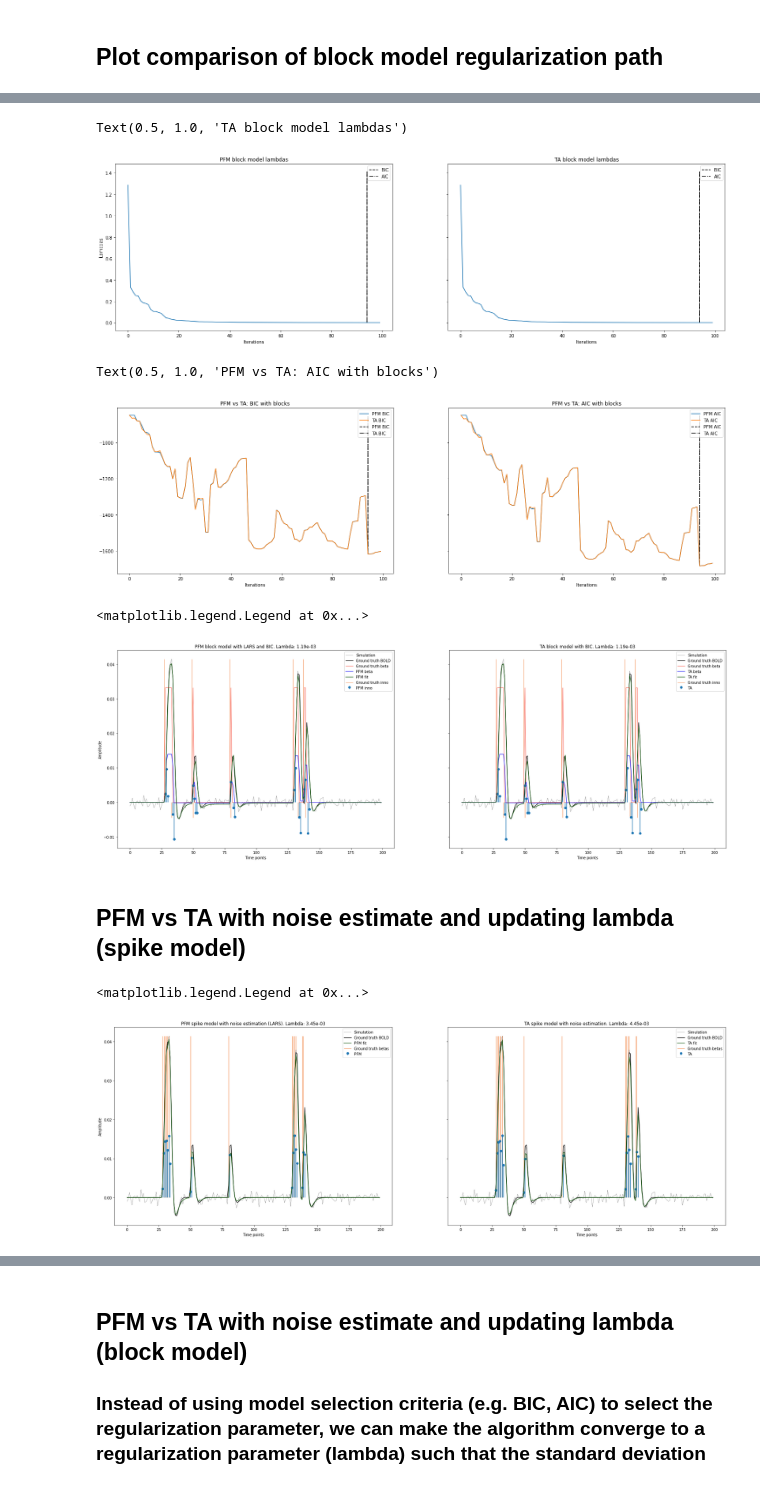
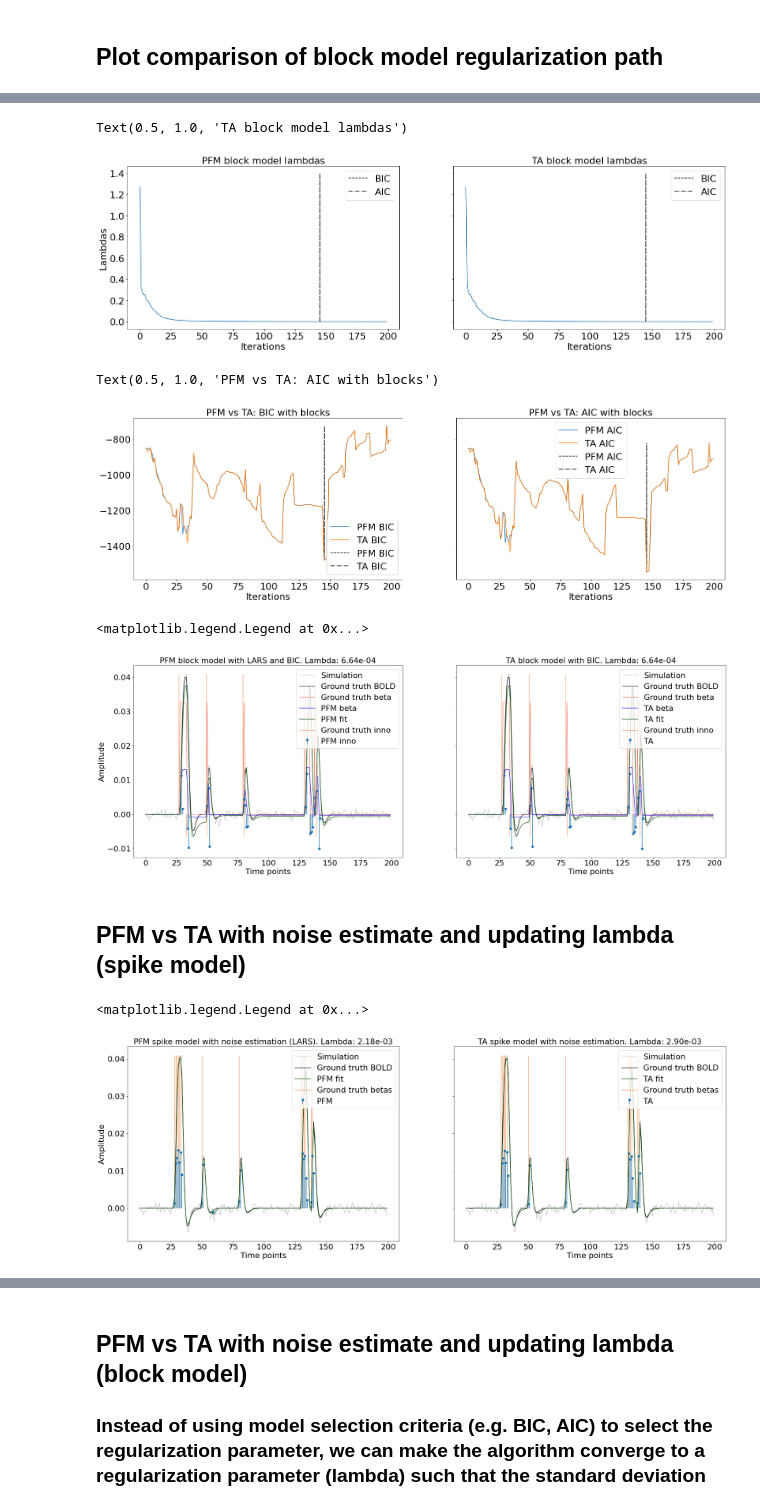
Before and after one commit to eurunuela/pfm_vs_ta, a Jupyter notebook: code/simulations_snr_20.ipynb, the cells around one changed output, grey strips where cells are left out. Cells and saved outputs as stored; diff of their text form; code cells hidden in the pictures.

```diff
--- a/code/simulations_snr_20.ipynb
+++ b/code/simulations_snr_20.ipynb
@@ -18,6 +19,14 @@ from Scripts.total_activation import total_activation as ta
 from Scripts.total_activation import hrf_filters
 from Scripts.simulate import fMRIsim
 from Scripts.stability_selection import stability_selection
+# %%
+import matplotlib.pylab as pylab
+params = {'legend.fontsize': 22,
+         'axes.labelsize': 22,
+         'axes.titlesize': 22,
+         'xtick.labelsize': 22,
+         'ytick.labelsize': 22}
+pylab.rcParams.update(params)
 # %%
 # Initialize class
 sim = fMRIsim()
@@ -119,7 +128,7 @@ n = params['f_analyze']['num']
 d = params['f_analyze']['den']
 
 # Define the number of lambdas in LARS (relative the length of time series), i.e. no need to compute solutions close to OLS
-nlambdas = int(0.5*nscans)
+nlambdas = int(nscans)
 min_coeff_amplitude = 1e-3
 
 for vox_idx in range(1): #range(nvoxels):
@@ -283,7 +292,7 @@ d = params['f_analyze']['den']
 params['NitTemp'] = 1000
 
 hrf_block = np.dot(hrf, np.tril(np.ones(nscans)))
-nlambdas = int(0.5*nscans)
+nlambdas = int(nscans)
 min_coeff_amplitude = 1e-3
 
 for vox_idx in range(1): #range(nvoxels):
@@ -395,7 +404,7 @@ ax2.set(xlabel='Iterations')
 ax2.set_title('TA block model lambdas')
 # %% [output]
 Text(0.5, 1.0, 'TA block model lambdas')
-[figure, old version]
+[figure, new version]
 # %%
 fig, (ax1, ax2) = plt.subplots(1, 2, sharey=True, figsize=(25,7))
 ax1.plot(bic_pfm_block, label='PFM BIC')
@@ -414,7 +423,7 @@ ax2.legend()
 ax2.set_title('PFM vs TA: AIC with blocks')
 # %% [output]
 Text(0.5, 1.0, 'PFM vs TA: AIC with blocks')
-[figure, old version]
+[figure, new version]
 # %%
 pfm_2_plot = pfm_block_coef_path[:,bic_pfm_block_idx]
 ta_2_plot = ta_block_coef_path[:,bic_ta_block_idx]
@@ -460,7 +469,7 @@ ax2.set_title('TA block model with BIC. Lambda: {:.2e}'.format(lambdas_ta_block[
 ax2.legend()
 # %% [output]
 <matplotlib.legend.Legend at 0x...>
-[figure, old version]
+[figure, new version]
 # %% [markdown]
 ## PFM vs TA with noise estimate and updating lambda (spike model)
 # %%
@@ -484,8 +493,12 @@ for vox_idx in range(1):
     ta_spikes, ta_spike_last_lambda = ta(y, params, lambd=noise_estimate, update_lambda=True)
 # %%
 # Find optimal lambda on LARS and get coefficients
-spike_lambda_idx = np.where(noise_estimate > np.sqrt(L2res_pfm_spike/nscans))[0][0]
-lars_2_plot = pfm_spike_coef_path[:, spike_lambda_idx]
+# Find optimal lambda on LARS and get coefficients
+try:
+    spike_lambda_idx = np.where(noise_estimate > np.sqrt(L2res_pfm_spike/nscans))[0][0]
+    lars_2_plot = pfm_spike_coef_path[:, spike_lambda_idx]
+except:
+    lars_2_plot = pfm_spike_coef_path[:, -1]
 
 # Get results
 pfm_spikes_plot = pfm_spikes.copy()
@@ -496,34 +509,34 @@ ta_spikes_plot = ta_spikes.copy()
 pfm_2_plot_fit = np.dot(hrf, pfm_spikes_plot)
 lars_2_plot_fit = np.dot(hrf, lars_spikes_plot)
 ta_2_plot_fit = np.dot(hrf, ta_spikes_plot)
 
 # Make zeros nan to avoid plotting them
 pfm_spikes_plot[abs(pfm_spikes_plot) < min_coeff_amplitude] = np.nan
 lars_spikes_plot[abs(lars_spikes_plot) < min_coeff_amplitude] = np.nan
 ta_spikes_plot[abs(ta_spikes_plot) < min_coeff_amplitude] = np.nan
 
 fig, (ax1, ax2) = plt.subplots(1, 2, sharey=True, figsize=(30,10))
 
 ax1.plot(y, color='black', linewidth=.3, label='Simulation')
 ax1.plot(ground_truth_bold, color='black', linewidth='1.3', label='Ground truth BOLD')
 ax1.vlines(np.where(ground_truth_beta != 0)[0], ymin=0, ymax=np.max(data), color='#f17c37', linewidth=0.9, label='Ground truth betas')
 ax1.stem(lars_spikes_plot, label='PFM', use_line_collection=True, basefmt=" ")
 ax1.plot(lars_2_plot_fit, color='#1f611a', label='PFM fit')
 ax1.set(xlabel='Time points', ylabel='Amplitude')
 ax1.set_title('PFM spike model with noise estimation (LARS). Lambda: {:.2e}'.format(lambdas_pfm_spike[spike_lambda_idx]))
 ax1.legend()
 
 ax2.plot(y, color='black', linewidth=.3, label='Simulation')
 ax2.plot(ground_truth_bold, color='black', linewidth='1.3', label='Ground truth BOLD')
 ax2.vlines(np.where(ground_truth_beta != 0)[0], ymin=0, ymax=np.max(data), color='#f17c37', linewidth=0.9, label='Ground truth betas')
 ax2.stem(ta_spikes_plot, label='TA', use_line_collection=True, basefmt=" ")
 ax2.plot(ta_2_plot_fit, color='#1f611a', label='TA fit')
 ax2.set(xlabel='Time points')
 ax2.set_title('TA spike model with noise estimation. Lambda: {:.2e}'.format(ta_spike_last_lambda[0]))
 ax2.legend()
 # %% [output]
 <matplotlib.legend.Legend at 0x...>
-[figure, old version]
+[figure, new version]
 # %%
 if pfm_spike_last_lambda[0] < lambdas_pfm_spike[-1]:
     pfm_converged_spike = lambdas_pfm_spike[-1]
```
Also changed, not shown: parts of 17 cells of this notebook, 3 other files.
